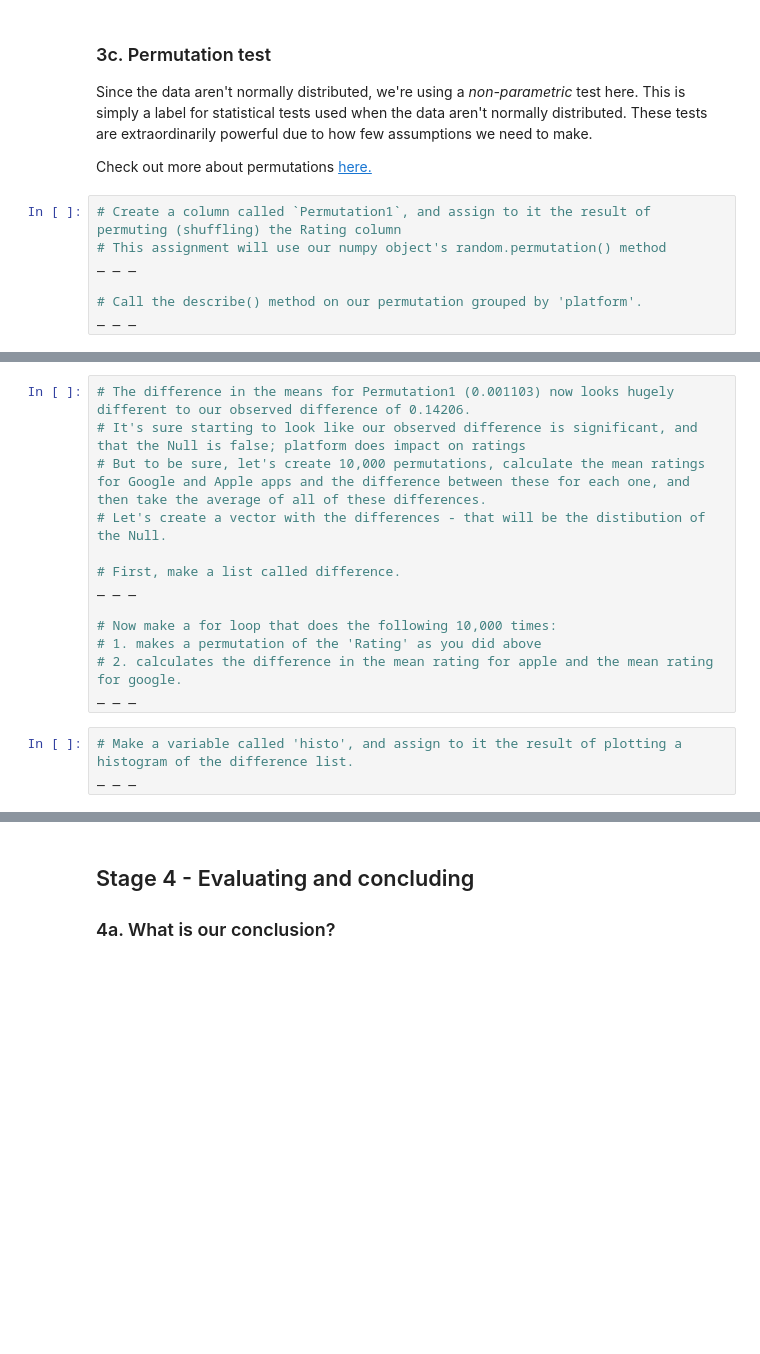
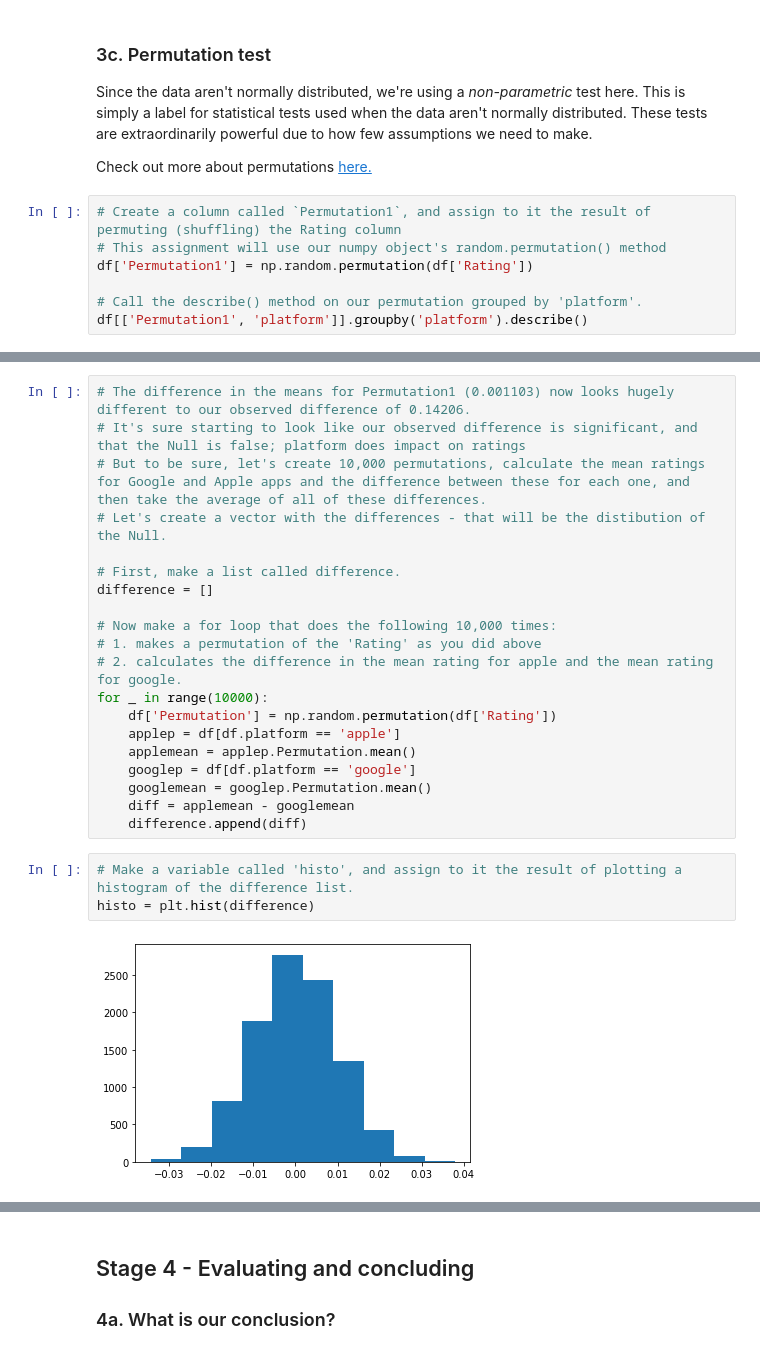
Before and after one commit to Dylan-C-Neal/Springboard-Data-Science-Career-Track, a Jupyter notebook: 11.3 Integrating Apps/Springboard Apps project - Tier 3 - Complete.ipynb, the cells around one changed output, grey strips where cells are left out. Saved outputs shown, nothing was run; the diff lists cells and outputs as text; blank space fills up the shorter version.

```diff
--- a/11.3 Integrating Apps/Springboard Apps project - Tier 3 - Complete.ipynb
+++ b/11.3 Integrating Apps/Springboard Apps project - Tier 3 - Complete.ipynb
@@ -425,7 +463,7 @@ Check out more about permutations [here.](http://rasbt.github.io/mlxtend/user_gu
 # %%
 # Create a column called `Permutation1`, and assign to it the result of permuting (shuffling) the Rating column
 # This assignment will use our numpy object's random.permutation() method
-_ _ _
+df['Permutation1'] = np.random.permutation(df['Rating'])
 
 # Call the describe() method on our permutation grouped by 'platform'.
-_ _ _
+df[['Permutation1', 'platform']].groupby('platform').describe()
@@ -439,14 +489,23 @@ _ _ _
 # Let's create a vector with the differences - that will be the distibution of the Null.
 
 # First, make a list called difference.
-_ _ _
+difference = []
 
 # Now make a for loop that does the following 10,000 times:
 # 1. makes a permutation of the 'Rating' as you did above
 # 2. calculates the difference in the mean rating for apple and the mean rating for google.
-_ _ _
+for _ in range(10000):
+    df['Permutation'] = np.random.permutation(df['Rating'])
+    applep = df[df.platform == 'apple']
+    applemean = applep.Permutation.mean()
+    googlep = df[df.platform == 'google']
+    googlemean = googlep.Permutation.mean()
+    diff = applemean - googlemean
+    difference.append(diff)
 # %%
 # Make a variable called 'histo', and assign to it the result of plotting a histogram of the difference list.
-_ _ _
+histo = plt.hist(difference)
+# %% [output]
+[figure, added]
 # %%
 # Now make a variable called obs_difference, and assign it the result of the mean of our 'apple' variable and the mean of our 'google variable'
```
Also changed, not shown: parts of 20 cells of this notebook.
